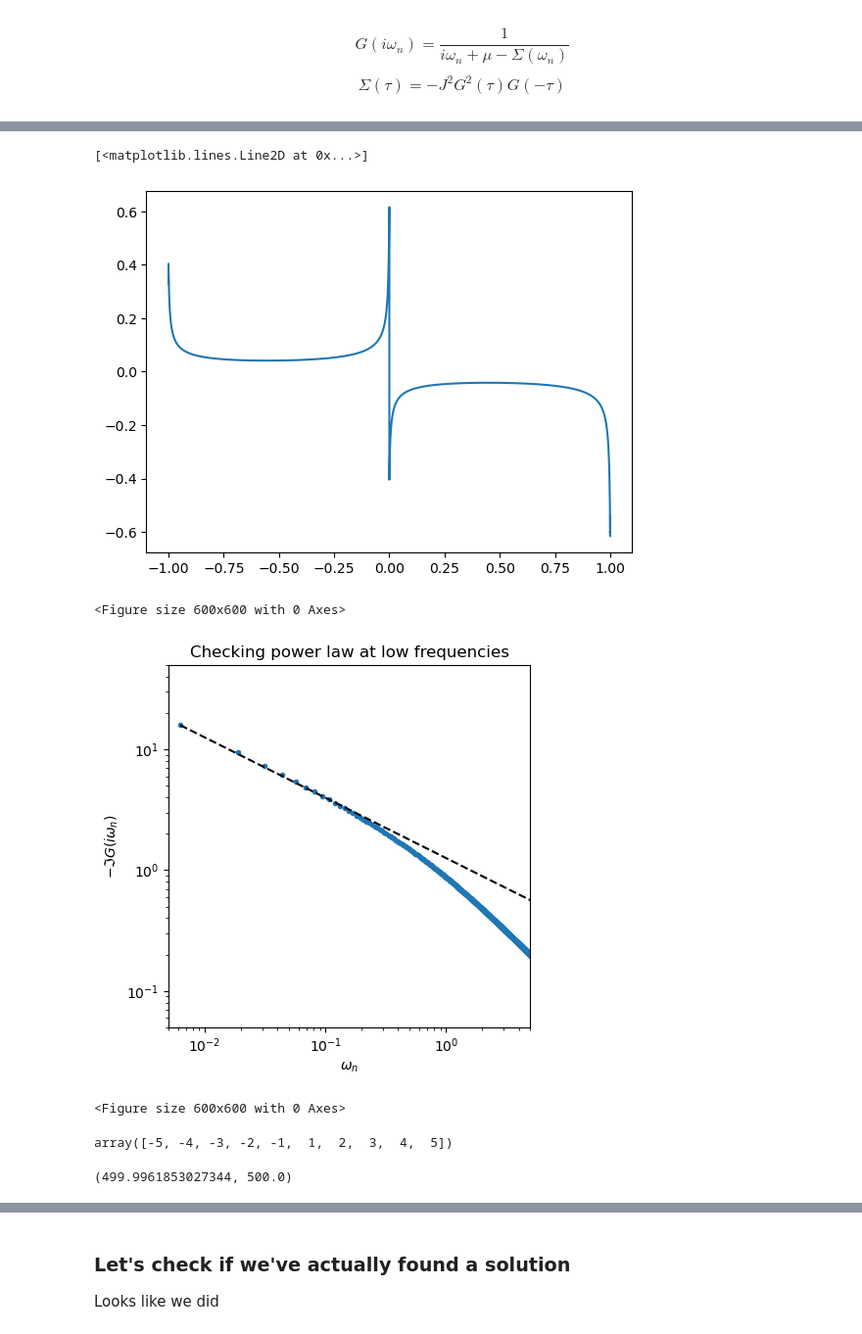
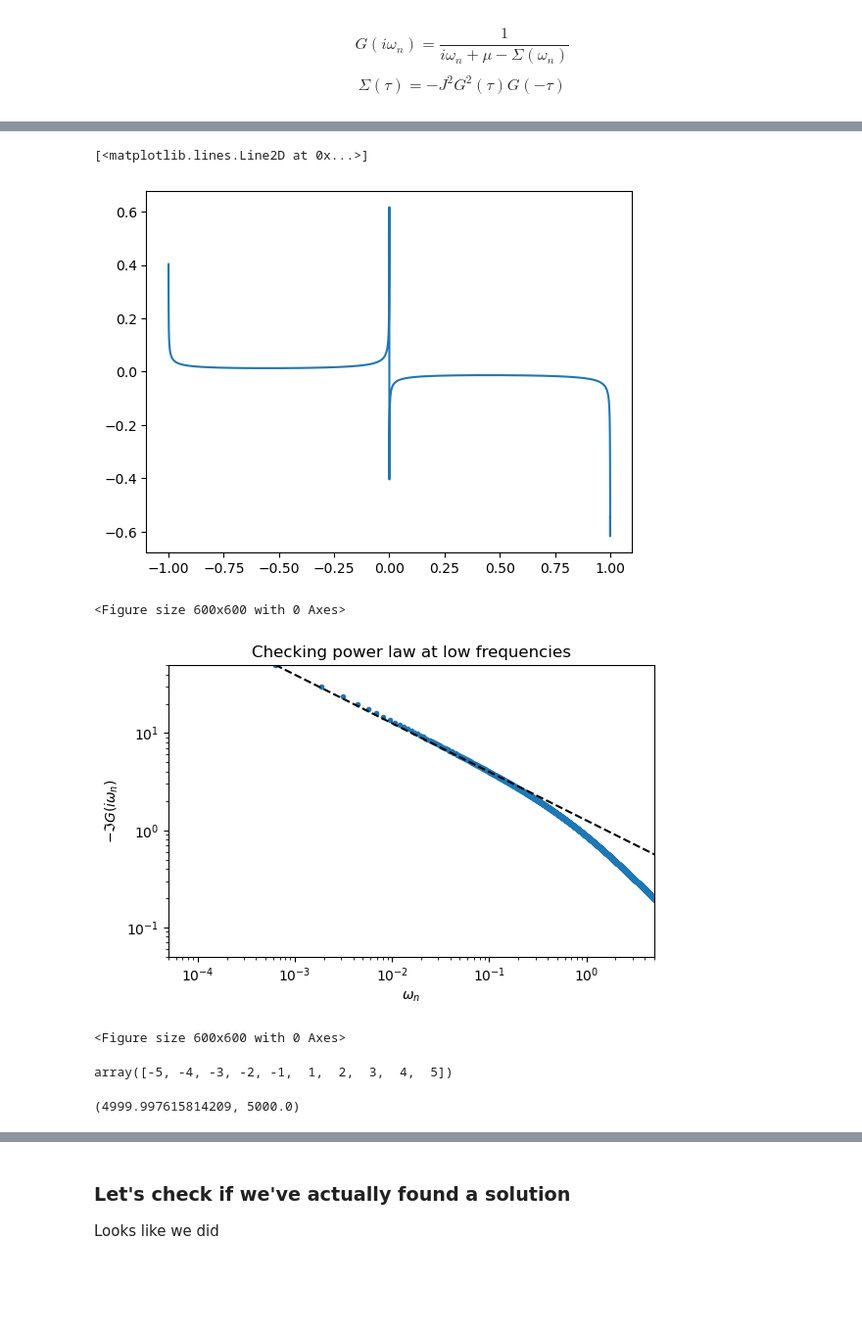
Before and after one commit to aravindhshankar/TwoSidedYSYK, a Jupyter notebook: BenchmarkSachdev2015.ipynb, the cells around one changed output, grey strips where cells are left out. Shown at 98% size. Cells and saved outputs as stored; diff of their text form; code cells hidden in the pictures; blank space fills up the shorter version.

```diff
--- a/BenchmarkSachdev2015.ipynb
+++ b/BenchmarkSachdev2015.ipynb
@@ -5,10 +5,10 @@ import matplotlib.pyplot as plt
 from matplotlib import rcParams
 from ConformalAnalytical import *
 # %%
-Nbig = int(2**16)
+Nbig = int(2**20)
 err = 1e-5
 
-beta = 500.
+beta = 5000.
 mu = 0.1
 J = 1.
 
@@ -85,21 +85,21 @@ doubledG = np.real(np.array([-1*Gtau] + [Gtau]).flatten())
 plt.plot(doubledtau/beta,doubledG)
 # %% [output]
 [<matplotlib.lines.Line2D at 0x...>]
-[figure, old version]
+[figure, new version]
 # %%
 plt.loglog(omega[Nbig//2:],-np.imag(Gomega[Nbig//2:]),'.')
 fudfac = -np.imag(Gomega[Nbig//2])/omega[Nbig//2]**(-0.5)
 plt.loglog(omega[Nbig//2:],fudfac* (omega[Nbig//2:]**(-0.5)),'k--')
 plt.title('Checking power law at low frequencies')
 plt.xlabel(r'$\omega_n$')
 plt.ylabel(r'$-\Im{G(i\omega_n)}$')
-plt.xlim(5e-3,5e0)
+plt.xlim(5e-5,5e0)
 plt.ylim(5e-2,5e1)
 plt.gca().set_aspect('equal')
 plt.figure(figsize=(6,6))
 # %% [output]
 <Figure size 600x600 with 0 Axes>
-[figure, old version]
+[figure, new version]
 <Figure size 600x600 with 0 Axes>
 # %%
 A = np.array([1,2,3,4,5])
@@ -109,7 +109,7 @@ array([-5, -4, -3, -2, -1,  1,  2,  3,  4,  5])
 # %%
 tau[::-1][0], beta
 # %% [output]
-(499.9961853027344, 500.0)
+(4999.997615814209, 5000.0)
 # %%
 val = 10
 -tau[::-1][val],beta - tau[val]
```
Also changed, not shown: parts of 8 cells of this notebook.
